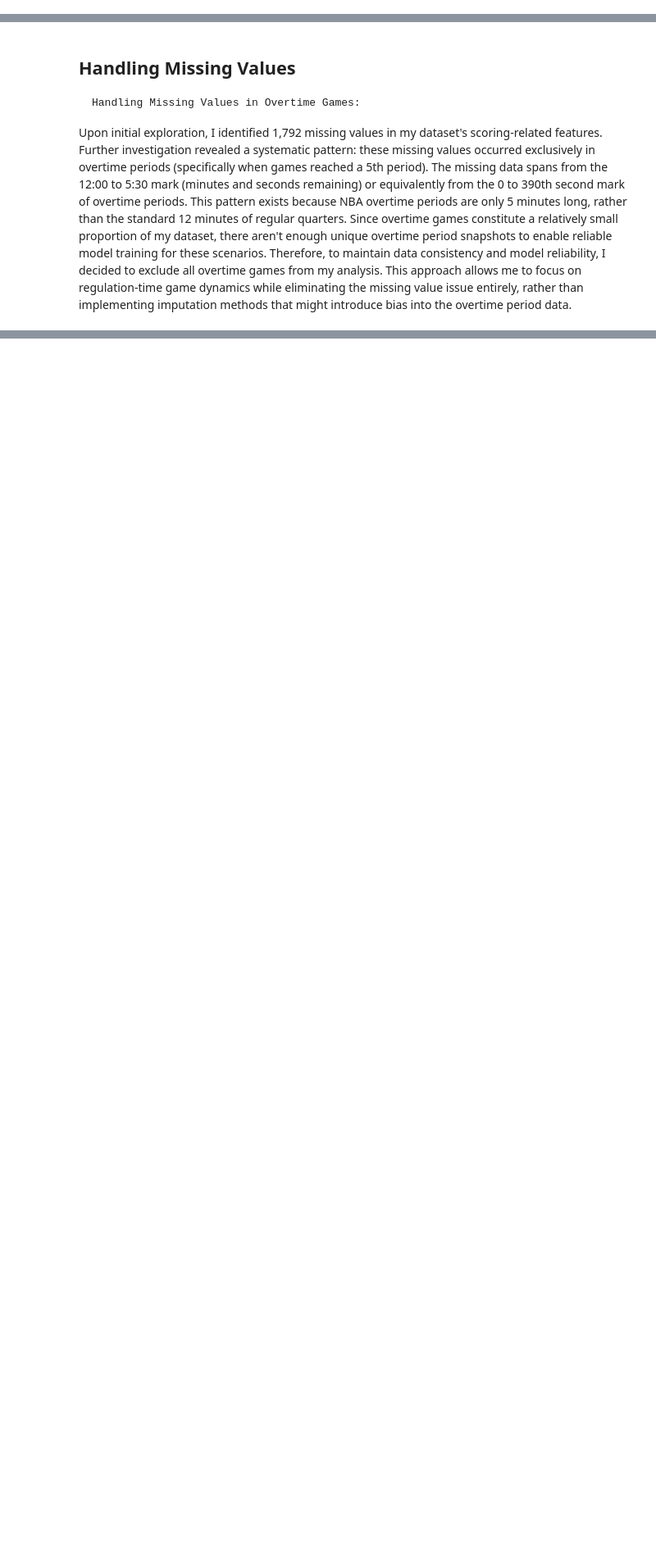
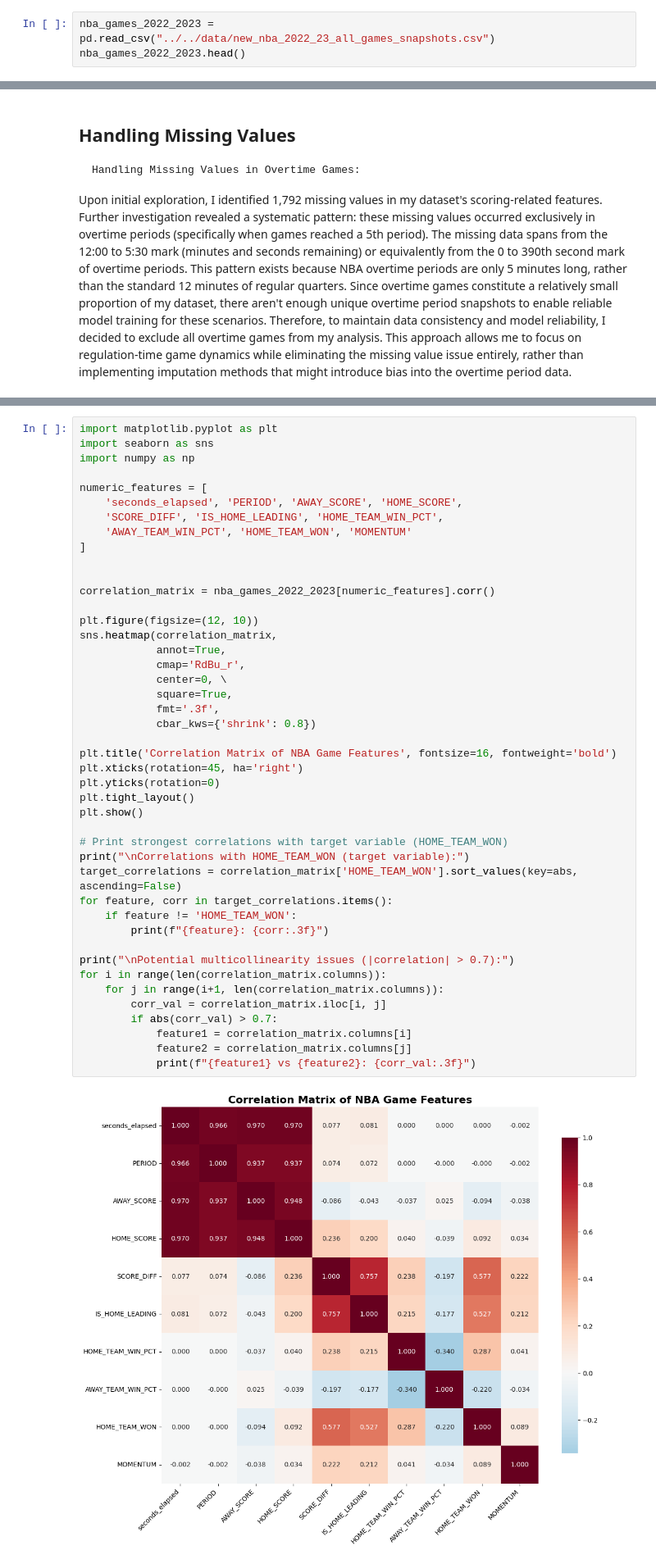
Before and after one commit to MibhaelGray/NBA-Game-Outcomes-A-Machine-Learning-Approach-Based-on-Real-Time-Score-Differentials, a Jupyter notebook: src/models/model.ipynb, the cells around one changed output, grey strips where cells are left out. Shown at 82% size. Cells and saved outputs as stored; diff of their text form; blank space fills up the shorter version.

```diff
--- a/src/models/model.ipynb
+++ b/src/models/model.ipynb
@@ -69,0 +83,3 @@ Column PCTIMESTRING has 0 missing values
+# %%
+nba_games_2022_2023 = pd.read_csv("../../data/new_nba_2022_23_all_games_snapshots.csv")
+nba_games_2022_2023.head()
@@ -76,0 +104,46 @@ Since overtime games constitute a relatively small proportion of my dataset, the
+# %%
+import matplotlib.pyplot as plt
+import seaborn as sns
+import numpy as np
+
+numeric_features = [
+    'seconds_elapsed', 'PERIOD', 'AWAY_SCORE', 'HOME_SCORE',
+    'SCORE_DIFF', 'IS_HOME_LEADING', 'HOME_TEAM_WIN_PCT',
+    'AWAY_TEAM_WIN_PCT', 'HOME_TEAM_WON', 'MOMENTUM'
+]
+
+
+correlation_matrix = nba_games_2022_2023[numeric_features].corr()
+
+plt.figure(figsize=(12, 10))
+sns.heatmap(correlation_matrix,
+            annot=True,
+            cmap='RdBu_r',
+            center=0, \
+            square=True,
+            fmt='.3f',
+            cbar_kws={'shrink': 0.8})
+
+plt.title('Correlation Matrix of NBA Game Features', fontsize=16, fontweight='bold')
+plt.xticks(rotation=45, ha='right')
+plt.yticks(rotation=0)
+plt.tight_layout()
+plt.show()
+
+# Print strongest correlations with target variable (HOME_TEAM_WON)
+print("\nCorrelations with HOME_TEAM_WON (target variable):")
+target_correlations = correlation_matrix['HOME_TEAM_WON'].sort_values(key=abs, ascending=False)
+for feature, corr in target_correlations.items():
+    if feature != 'HOME_TEAM_WON':
+        print(f"{feature}: {corr:.3f}")
+
+print("\nPotential multicollinearity issues (|correlation| > 0.7):")
+for i in range(len(correlation_matrix.columns)):
+    for j in range(i+1, len(correlation_matrix.columns)):
+        corr_val = correlation_matrix.iloc[i, j]
+        if abs(corr_val) > 0.7:
+            feature1 = correlation_matrix.columns[i]
+            feature2 = correlation_matrix.columns[j]
+            print(f"{feature1} vs {feature2}: {corr_val:.3f}")
+# %% [output]
+[figure, added]
```
Also changed, not shown: parts of 9 cells of this notebook, 1 other file.
